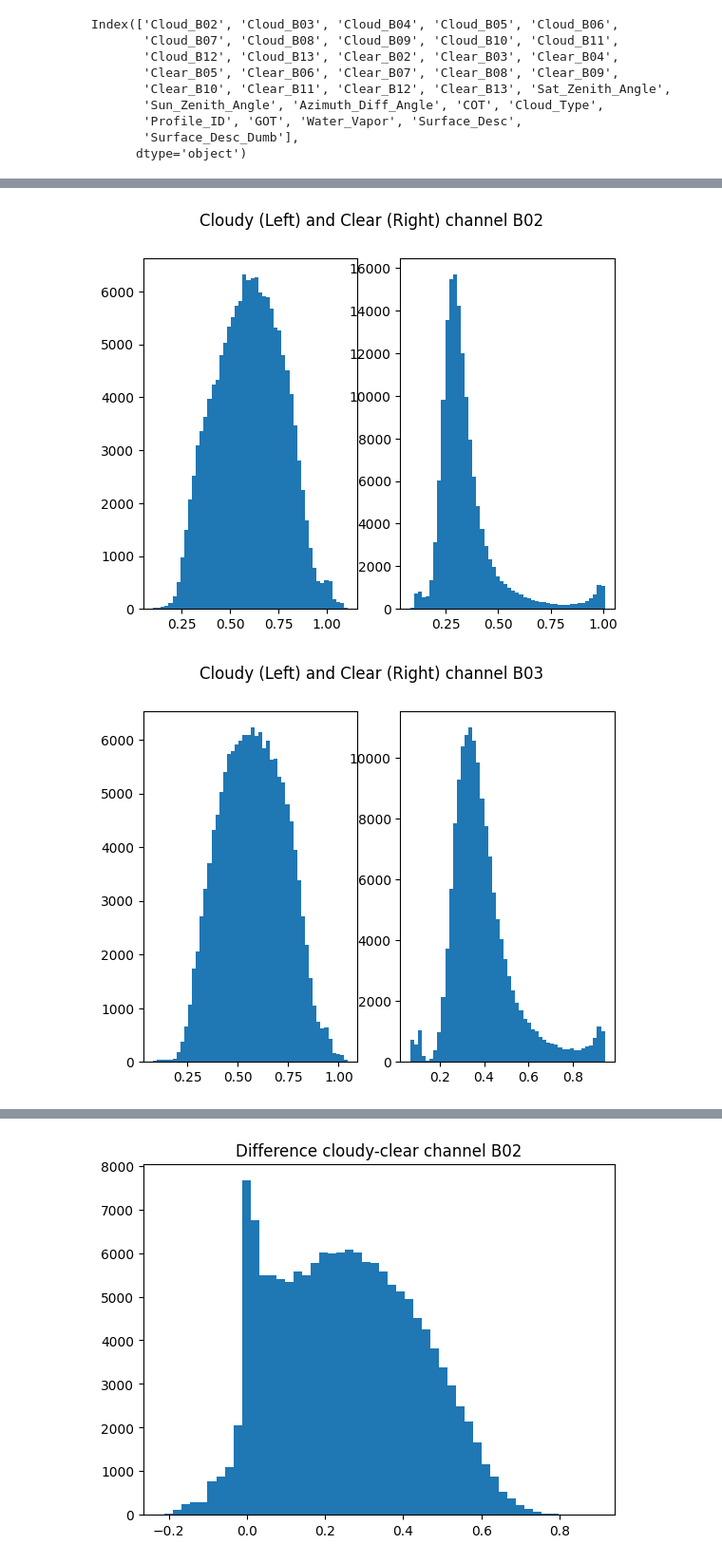
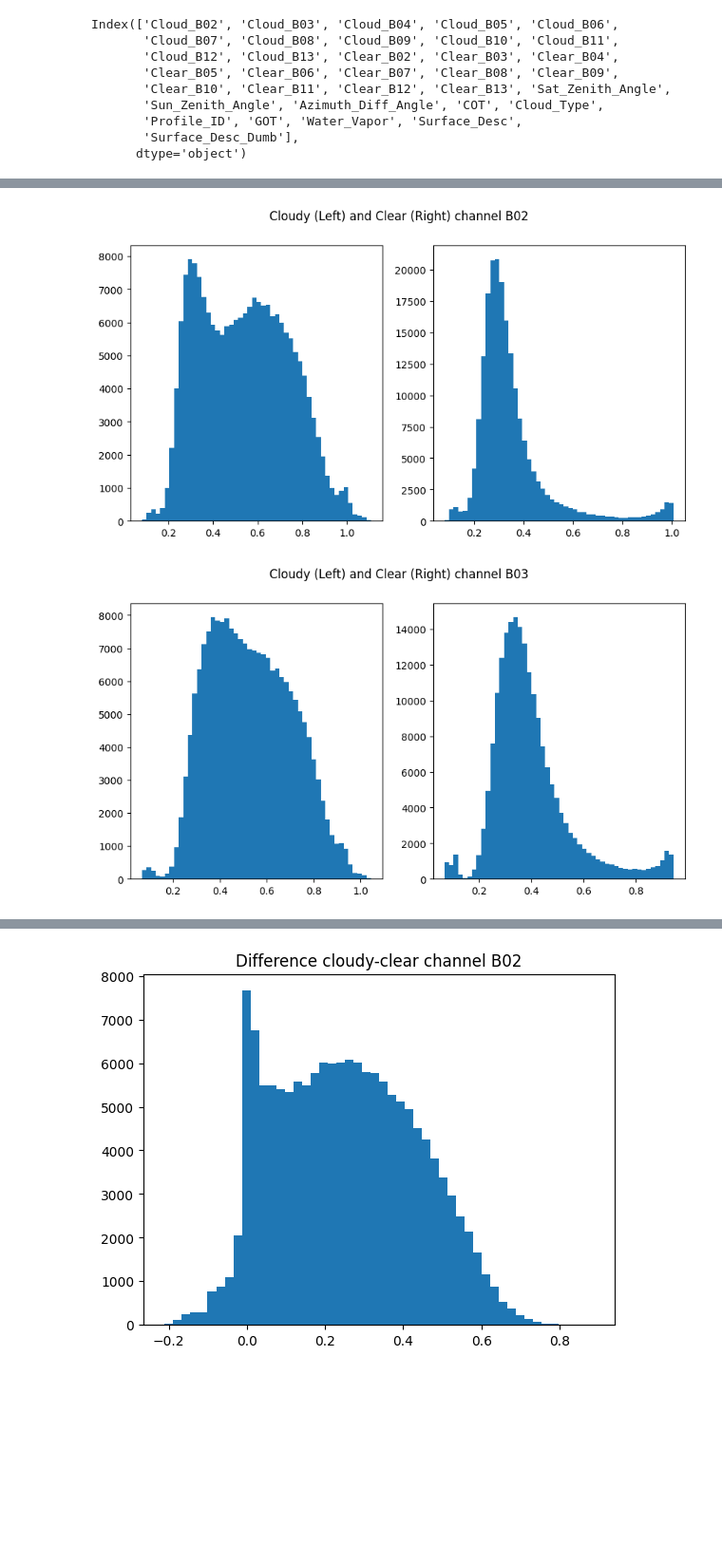
Before and after one commit to chiara-aisweden/cloud_rm, a Jupyter notebook: Cloud_rm/parse_data.ipynb, the cells around one changed output, grey strips where cells are left out. Shown at 95% size. Drawn from its saved outputs; the diff is of its cells as text; code cells hidden in the pictures; blank space fills up the shorter version.

```diff
--- a/Cloud_rm/parse_data.ipynb
+++ b/Cloud_rm/parse_data.ipynb
@@ -23,7 +23,7 @@ data_ice=parse.parse('cloudrm2_ice_newsurf.dat')
 data_mixed=parse.parse('cloudrm2_mixed_newsurf.dat')
 data_water=parse.parse('cloudrm2_water_newsurf.dat')
 
-data_all=pd.concat([data_water,data_mixed,data_ice])
+data_all=pd.concat([data_water,data_clear,data_mixed,data_ice])
 data_all=data_all.drop(columns=['Cloud_B01','Clear_B01'])
 
 data_all=hf.dumb_down_surface(data_all) #Create simpler labels for surface descriptio
@@ -84,13 +68,14 @@ plt.hist(data_all['Clear_B12'])
 # %%
+plt.rcParams["figure.figsize"] = [10, 5]
 for i in range(2,14):
     fig, (ax1, ax2) = plt.subplots(1,2)
     fig.suptitle("Cloudy (Left) and Clear (Right) channel B0"+str(i))
     if i<=9:
         ax1.hist(data_all['Cloud_'+'B0'+str(i)],bins=50)
         ax2.hist(data_all['Clear_'+'B0'+str(i)],bins=50)
     else:
         ax1.hist(data_all['Cloud_'+'B'+str(i)],bins=50)
         ax2.hist(data_all['Clear_'+'B'+str(i)],bins=50)
 # %% [output]
-[figure, old version]
+[figure, new version]
-[figure, old version]
+[figure, new version]
```
Also changed, not shown: parts of 8 cells of this notebook, 29 other files.
